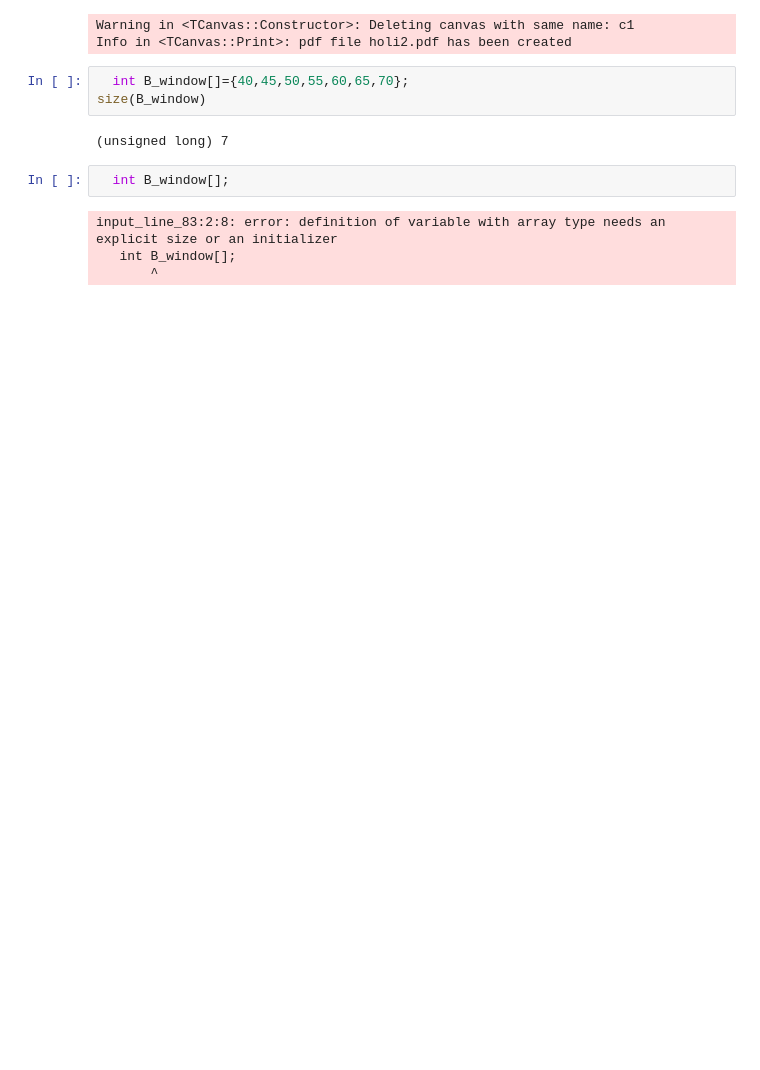
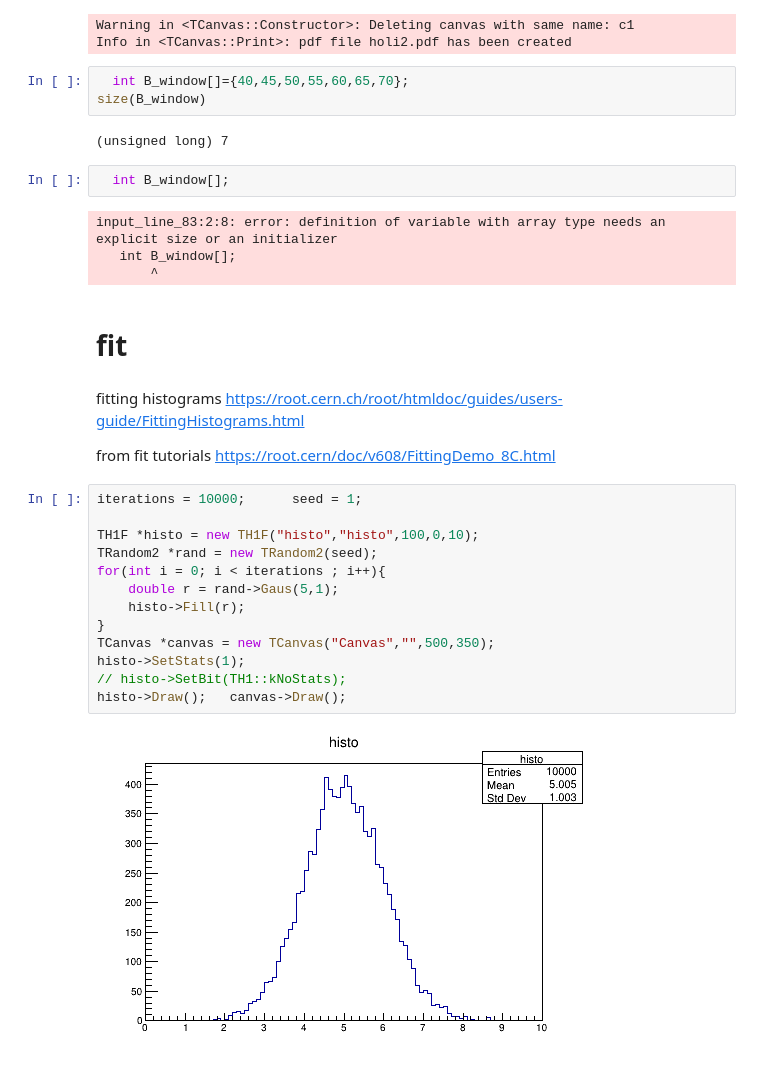
Before and after one commit to jjpereirab/B2HHH_2022_1, a Jupyter notebook: root_tools.ipynb, the cells around one changed output. Saved outputs shown, nothing was run; the diff lists cells and outputs as text; blank space fills up the shorter version.

```diff
--- a/root_tools.ipynb
+++ b/root_tools.ipynb
@@ -434,3 +435,24 @@ size(B_window)
 input_line_83:2:8: error: definition of variable with array type needs an explicit size or an initializer
    int B_window[];
        ^
+# %% [markdown]
+# fit
+# %% [markdown]
+fitting histograms https://root.cern.ch/root/htmldoc/guides/users-guide/FittingHistograms.html
+
+from fit tutorials https://root.cern/doc/v608/FittingDemo_8C.html
+# %%
+iterations = 10000;      seed = 1;
+
+TH1F *histo = new TH1F("histo","histo",100,0,10);
+TRandom2 *rand = new TRandom2(seed);
+for(int i = 0; i < iterations ; i++){
+    double r = rand->Gaus(5,1);
+    histo->Fill(r);
+}
+TCanvas *canvas = new TCanvas("Canvas","",500,350);
+histo->SetStats(1);
+// histo->SetBit(TH1::kNoStats);
+histo->Draw();   canvas->Draw();
+# %% [output]
+[figure, added]
```
Also changed, not shown: parts of 28 cells of this notebook, 6 other files.
